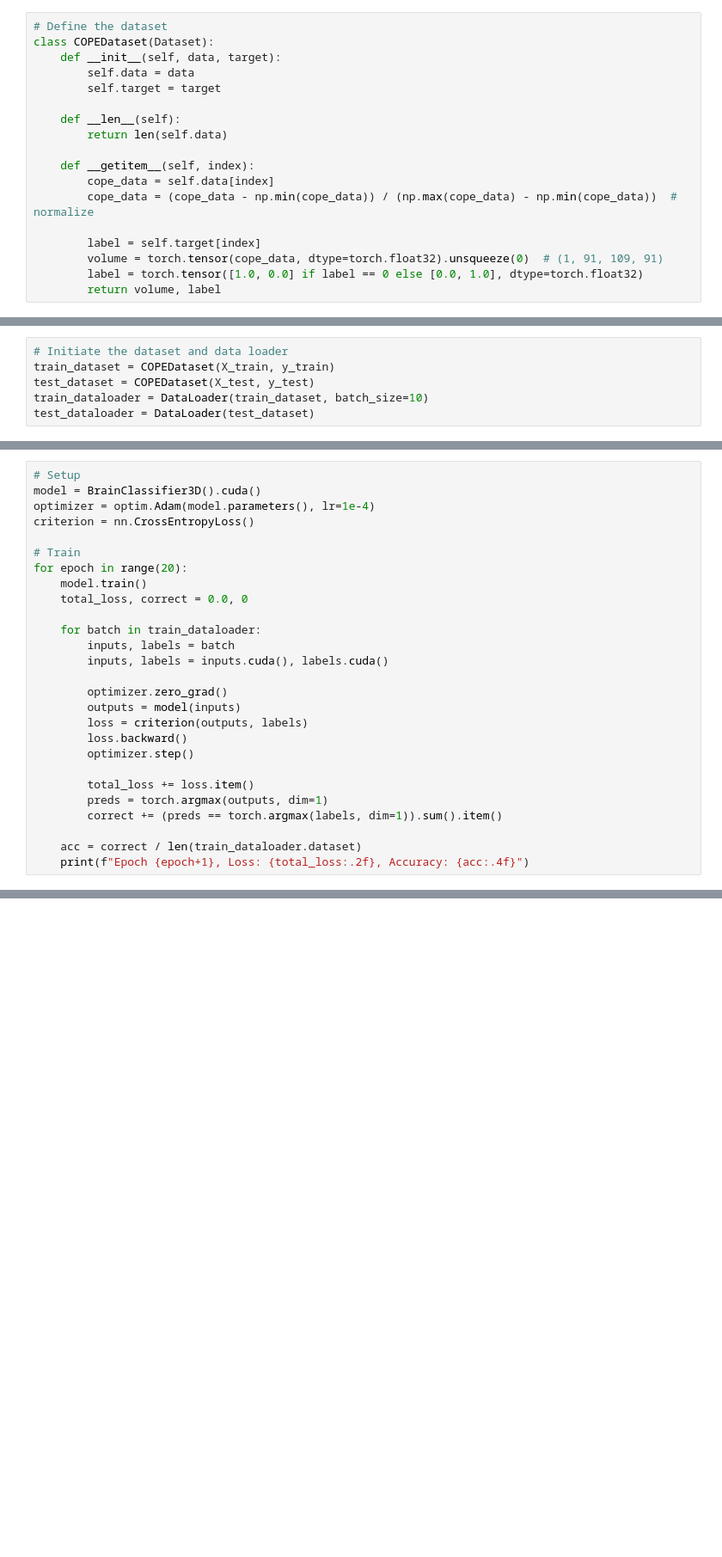
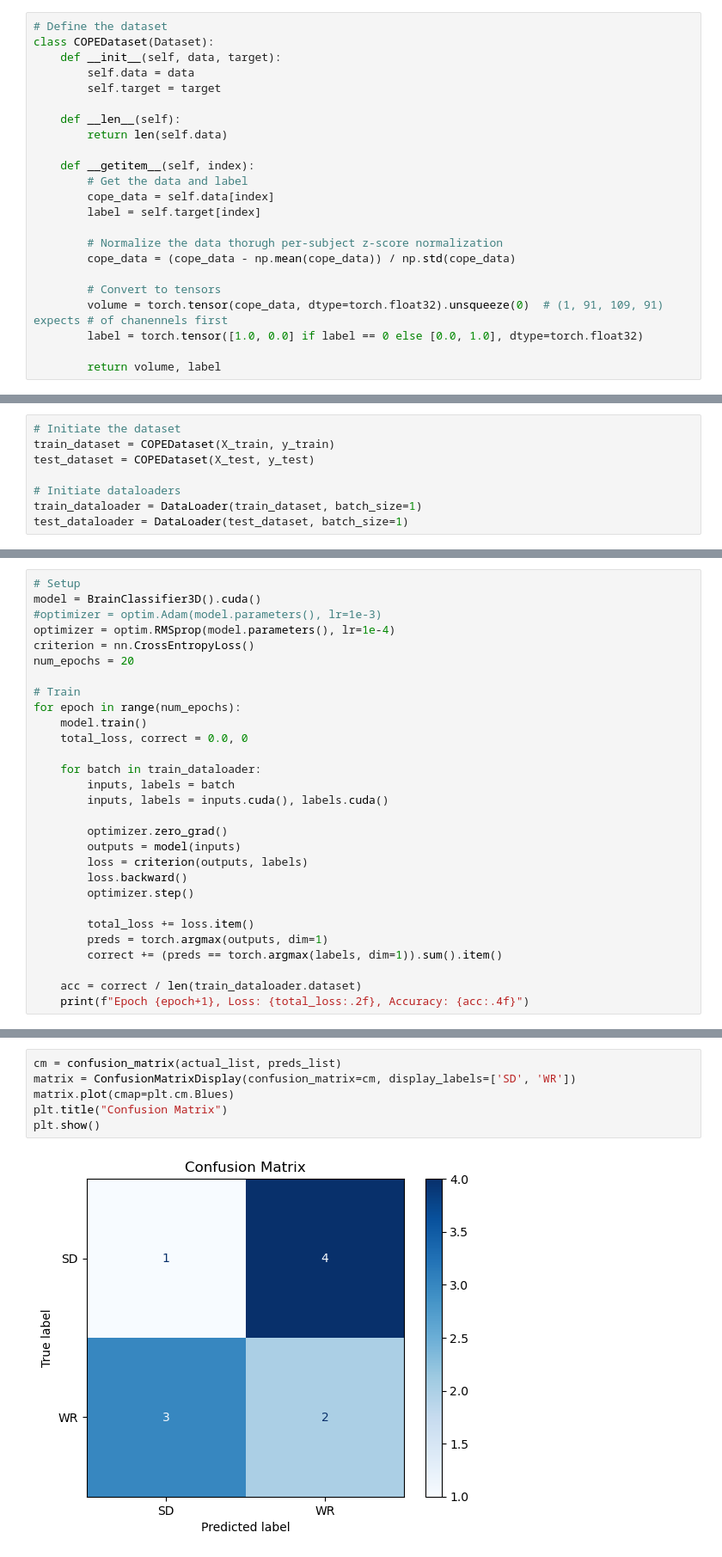
Before and after one commit to Massi117/DeepMoodPredictor, a Jupyter notebook: CNN.ipynb, the cells around one changed output, grey strips where cells are left out. Shown at 86% size. Saved outputs shown, nothing was run; the diff lists cells and outputs as text; blank space fills up the shorter version.

Commit message:
Fixed & Organized the CNN models

```diff
--- a/CNN.ipynb
+++ b/CNN.ipynb
@@ -45,10 +64,15 @@ class COPEDataset(Dataset):
         return len(self.data)
 
     def __getitem__(self, index):
+        # Get the data and label
         cope_data = self.data[index]
-        cope_data = (cope_data - np.min(cope_data)) / (np.max(cope_data) - np.min(cope_data))  # normalize
+        label = self.target[index]
 
-        label = self.target[index]
-        volume = torch.tensor(cope_data, dtype=torch.float32).unsqueeze(0)  # (1, 91, 109, 91)
+        # Normalize the data thorugh per-subject z-score normalization
+        cope_data = (cope_data - np.mean(cope_data)) / np.std(cope_data)
+
+        # Convert to tensors
+        volume = torch.tensor(cope_data, dtype=torch.float32).unsqueeze(0)  # (1, 91, 109, 91) expects # of chanennels first
         label = torch.tensor([1.0, 0.0] if label == 0 else [0.0, 1.0], dtype=torch.float32)
+
         return volume, label
@@ -55,6 +81,8 @@ class COPEDataset(Dataset):
 # %%
-# Initiate the dataset and data loader
+# Initiate the dataset
 train_dataset = COPEDataset(X_train, y_train)
 test_dataset = COPEDataset(X_test, y_test)
-train_dataloader = DataLoader(train_dataset, batch_size=10)
-test_dataloader = DataLoader(test_dataset)
+
+# Initiate dataloaders
+train_dataloader = DataLoader(train_dataset, batch_size=1)
+test_dataloader = DataLoader(test_dataset, batch_size=1)
@@ -109,11 +161,13 @@ class BrainClassifier3D(nn.Module):
 # %%
 # Setup
 model = BrainClassifier3D().cuda()
-optimizer = optim.Adam(model.parameters(), lr=1e-4)
+#optimizer = optim.Adam(model.parameters(), lr=1e-3)
+optimizer = optim.RMSprop(model.parameters(), lr=1e-4)
 criterion = nn.CrossEntropyLoss()
+num_epochs = 20
 
 # Train
-for epoch in range(20):
+for epoch in range(num_epochs):
     model.train()
     total_loss, correct = 0.0, 0
 
@@ -172,0 +245,8 @@ plt.title("Predictive Results")
+# %%
+cm = confusion_matrix(actual_list, preds_list)
+matrix = ConfusionMatrixDisplay(confusion_matrix=cm, display_labels=['SD', 'WR'])
+matrix.plot(cmap=plt.cm.Blues)
+plt.title("Confusion Matrix")
+plt.show()
+# %% [output]
+[figure, added]
```
Also changed, not shown: parts of 17 cells of this notebook, 3 other files.
